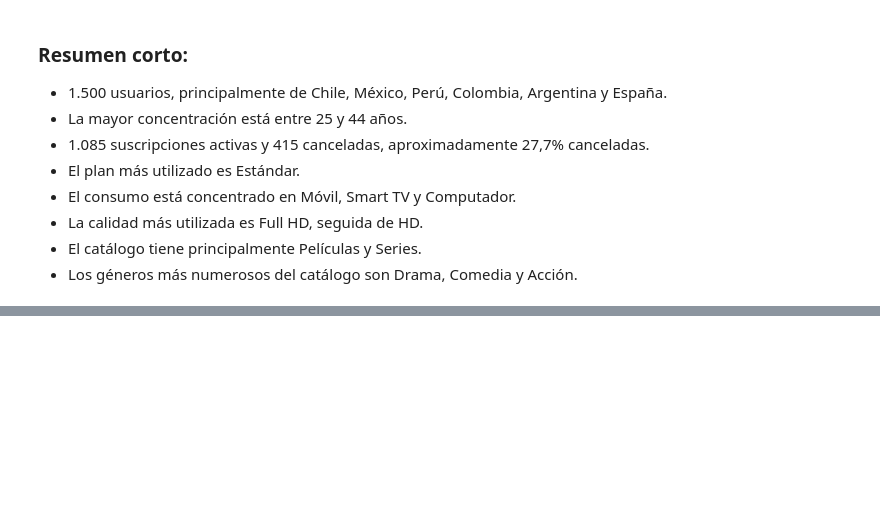
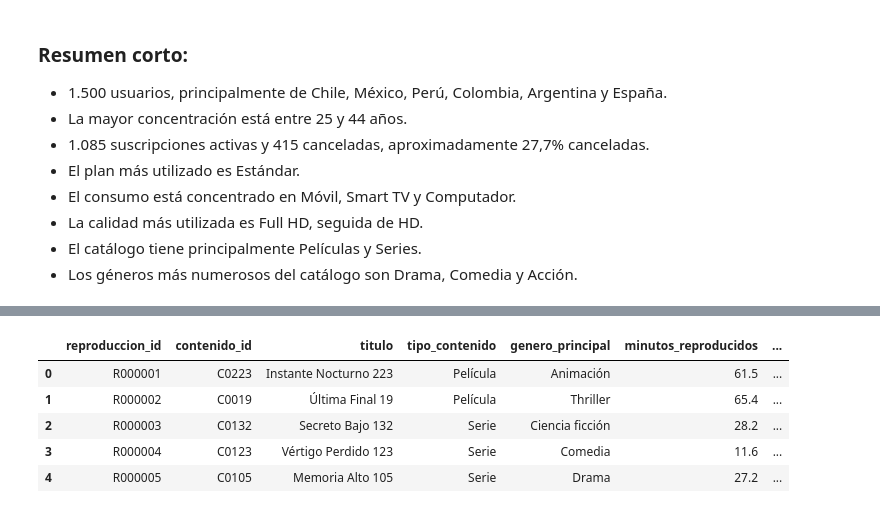
Before and after one commit to RicardoIllanes/visualizacion, a Jupyter notebook: ADY1104_001V_EP_1.ipynb, the cells around one changed output, grey strips where cells are left out. Drawn from its saved outputs; the diff is of its cells as text; code cells hidden in the pictures; blank space fills up the shorter version.

```diff
--- a/ADY1104_001V_EP_1.ipynb
+++ b/ADY1104_001V_EP_1.ipynb
@@ -304,0 +545,27 @@ Se utilizaron siete fuentes de datos en formato CSV correspondientes a usuarios,
+# %%
+consumo_contenido = reproducciones.merge(
+    contenidos,
+    on="contenido_id",
+    how="left"
+)
+
+display(
+    consumo_contenido[
+        [
+            "reproduccion_id",
+            "contenido_id",
+            "titulo",
+            "tipo_contenido",
+            "genero_principal",
+            "minutos_reproducidos",
+            "porcentaje_completado"
+        ]
+    ].head()
+)
+# %% [output]
+|  | reproduccion_id | contenido_id | titulo | tipo_contenido | genero_principal | minutos_reproducidos | ... |
+| 0 | R000001 | C0223 | Instante Nocturno 223 | Película | Animación | 61.5 | ... |
+| 1 | R000002 | C0019 | Última Final 19 | Película | Thriller | 65.4 | ... |
+| 2 | R000003 | C0132 | Secreto Bajo 132 | Serie | Ciencia ficción | 28.2 | ... |
+| 3 | R000004 | C0123 | Vértigo Perdido 123 | Serie | Comedia | 11.6 | ... |
+| 4 | R000005 | C0105 | Memoria Alto 105 | Serie | Drama | 27.2 | ... |
```
Also changed, not shown: parts of 30 cells of this notebook.
